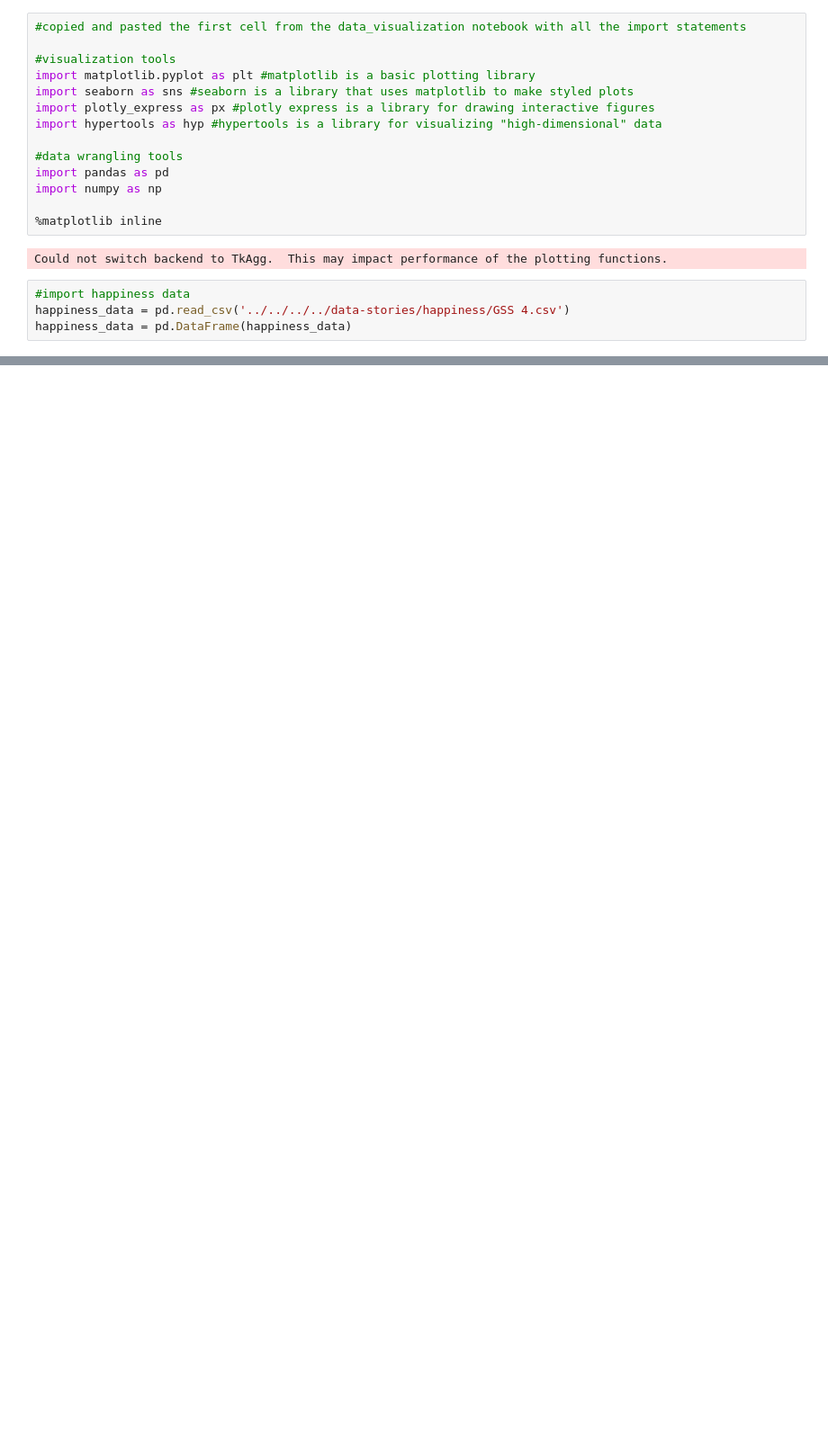
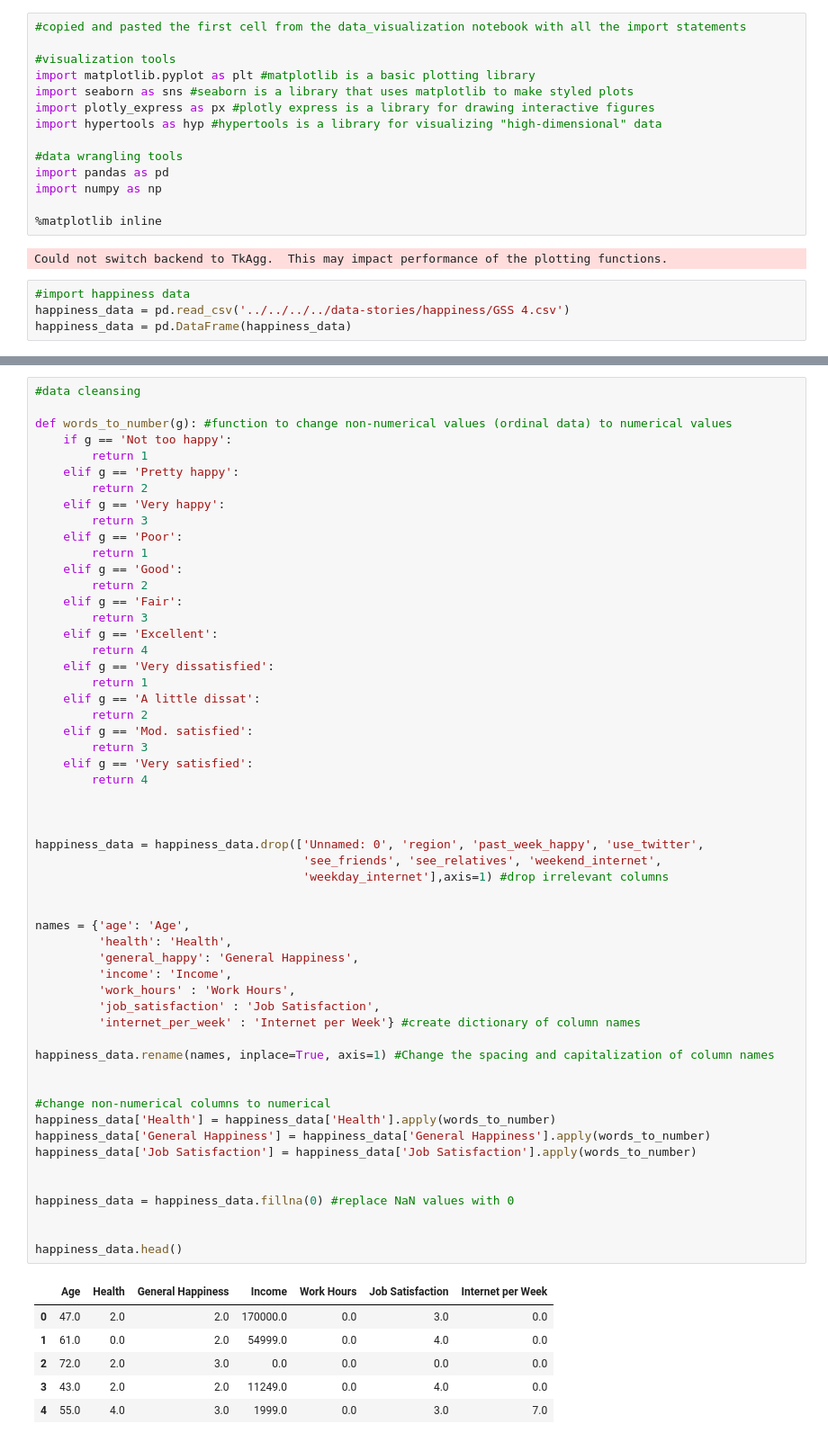
Before and after one commit to ContextLab/storytelling-with-data, a Jupyter notebook: assignments/assignment 2/submissions/buckley_abigail/buckley_abigail.ipynb, the cells around one changed output, grey strips where cells are left out. Shown at 90% size. Saved outputs shown, nothing was run; the diff lists cells and outputs as text; blank space fills up the shorter version.

```diff
--- a/assignments/assignment 2/submissions/buckley_abigail/buckley_abigail.ipynb
+++ b/assignments/assignment 2/submissions/buckley_abigail/buckley_abigail.ipynb
@@ -31 +42,63 @@ happiness_data.head()
+# %%
+#data cleansing
+
+def words_to_number(g): #function to change non-numerical values (ordinal data) to numerical values
+    if g == 'Not too happy':
+        return 1
+    elif g == 'Pretty happy':
+        return 2
+    elif g == 'Very happy':
+        return 3
+    elif g == 'Poor':
+        return 1
+    elif g == 'Good':
+        return 2
+    elif g == 'Fair':
+        return 3
+    elif g == 'Excellent':
+        return 4
+    elif g == 'Very dissatisfied':
+        return 1
+    elif g == 'A little dissat':
+        return 2
+    elif g == 'Mod. satisfied':
+        return 3
+    elif g == 'Very satisfied':
+        return 4
+
+
+
+happiness_data = happiness_data.drop(['Unnamed: 0', 'region', 'past_week_happy', 'use_twitter',
+                                      'see_friends', 'see_relatives', 'weekend_internet',
+                                      'weekday_internet'],axis=1) #drop irrelevant columns
+
+
+names = {'age': 'Age',
+         'health': 'Health',
+         'general_happy': 'General Happiness',
+         'income': 'Income',
+         'work_hours' : 'Work Hours',
+         'job_satisfaction' : 'Job Satisfaction',
+         'internet_per_week' : 'Internet per Week'} #create dictionary of column names
+
+happiness_data.rename(names, inplace=True, axis=1) #Change the spacing and capitalization of column names
+
+
+#change non-numerical columns to numerical
+happiness_data['Health'] = happiness_data['Health'].apply(words_to_number)
+happiness_data['General Happiness'] = happiness_data['General Happiness'].apply(words_to_number)
+happiness_data['Job Satisfaction'] = happiness_data['Job Satisfaction'].apply(words_to_number)
+
+
+happiness_data = happiness_data.fillna(0) #replace NaN values with 0
+
+
+happiness_data.head()
+# %% [output]
+|  | Age | Health | General Happiness | Income | Work Hours | Job Satisfaction | Internet per Week |
+| 0 | 47.0 | 2.0 | 2.0 | 170000.0 | 0.0 | 3.0 | 0.0 |
+| 1 | 61.0 | 0.0 | 2.0 | 54999.0 | 0.0 | 4.0 | 0.0 |
+| 2 | 72.0 | 2.0 | 3.0 | 0.0 | 0.0 | 0.0 | 0.0 |
+| 3 | 43.0 | 2.0 | 2.0 | 11249.0 | 0.0 | 4.0 | 0.0 |
+| 4 | 55.0 | 4.0 | 3.0 | 1999.0 | 0.0 | 3.0 | 7.0 |
 # %%
```
Also changed, not shown: parts of 10 cells of this notebook, 2 other files.
